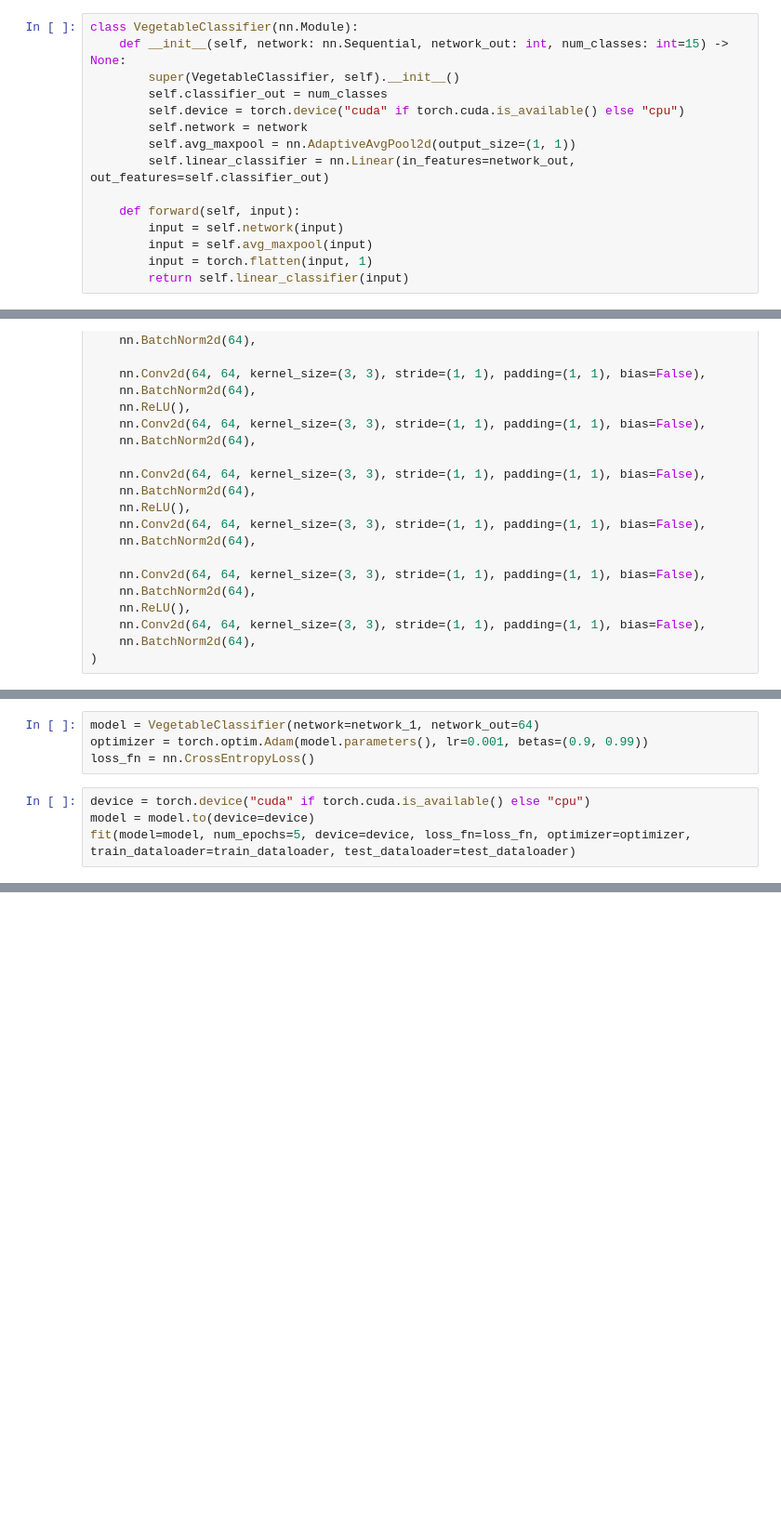
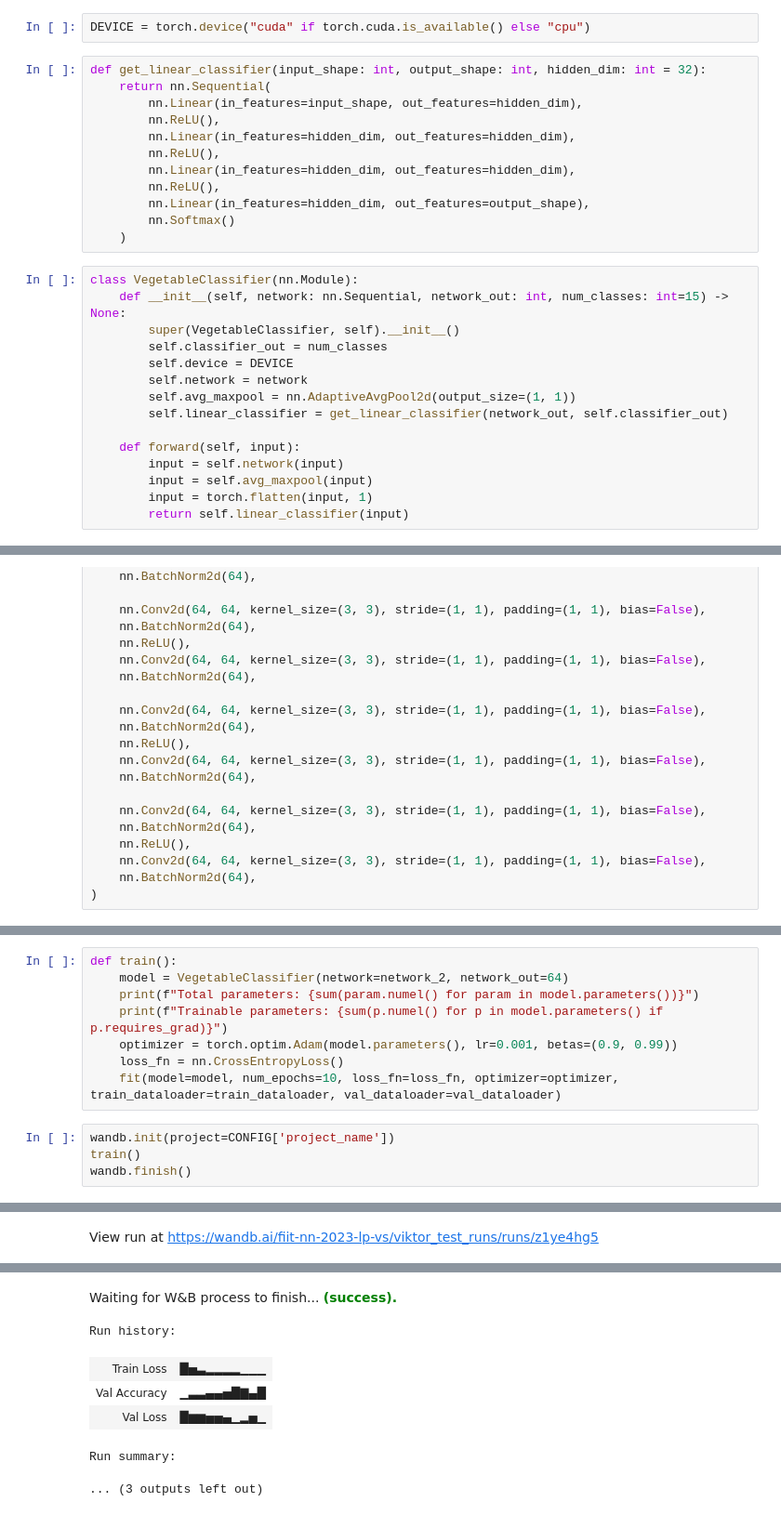
Before and after one commit to NN-2023-Szabo-Puskac/NN_assignement_2, a Jupyter notebook: image_classification_model.ipynb, the cells around one changed output, grey strips where cells are left out. Shown: that part at 93% size. Saved outputs shown, nothing was run; the diff lists cells and outputs as text; blank space fills up the shorter version.

```diff
--- a/image_classification_model.ipynb
+++ b/image_classification_model.ipynb
@@ -64,12 +89,26 @@ fn.to_pil_image(images[0])
+# %%
+DEVICE = torch.device("cuda" if torch.cuda.is_available() else "cpu")
+# %%
+def get_linear_classifier(input_shape: int, output_shape: int, hidden_dim: int = 32):
+    return nn.Sequential(
+        nn.Linear(in_features=input_shape, out_features=hidden_dim),
+        nn.ReLU(),
+        nn.Linear(in_features=hidden_dim, out_features=hidden_dim),
+        nn.ReLU(),
+        nn.Linear(in_features=hidden_dim, out_features=hidden_dim),
+        nn.ReLU(),
+        nn.Linear(in_features=hidden_dim, out_features=output_shape),
+        nn.Softmax()
+    )
 # %%
 class VegetableClassifier(nn.Module):
     def __init__(self, network: nn.Sequential, network_out: int, num_classes: int=15) -> None:
         super(VegetableClassifier, self).__init__()
         self.classifier_out = num_classes
-        self.device = torch.device("cuda" if torch.cuda.is_available() else "cpu")
+        self.device = DEVICE
         self.network = network
         self.avg_maxpool = nn.AdaptiveAvgPool2d(output_size=(1, 1))
-        self.linear_classifier = nn.Linear(in_features=network_out, out_features=self.classifier_out)
+        self.linear_classifier = get_linear_classifier(network_out, self.classifier_out)
 
     def forward(self, input):
         input = self.network(input)
@@ -203,8 +229,13 @@ def fit(model: nn.Module,
 # %%
-model = VegetableClassifier(network=network_1, network_out=64)
-optimizer = torch.optim.Adam(model.parameters(), lr=0.001, betas=(0.9, 0.99))
-loss_fn = nn.CrossEntropyLoss()
+def train():
+    model = VegetableClassifier(network=network_2, network_out=64)
+    print(f"Total parameters: {sum(param.numel() for param in model.parameters())}")
+    print(f"Trainable parameters: {sum(p.numel() for p in model.parameters() if p.requires_grad)}")
+    optimizer = torch.optim.Adam(model.parameters(), lr=0.001, betas=(0.9, 0.99))
+    loss_fn = nn.CrossEntropyLoss()
+    fit(model=model, num_epochs=10, loss_fn=loss_fn, optimizer=optimizer, train_dataloader=train_dataloader, val_dataloader=val_dataloader)
-# %%
-device = torch.device("cuda" if torch.cuda.is_available() else "cpu")
-model = model.to(device=device)
-fit(model=model, num_epochs=5, device=device, loss_fn=loss_fn, optimizer=optimizer, train_dataloader=train_dataloader, test_dataloader=test_dataloader)
+# %%
+wandb.init(project=CONFIG['project_name'])
+train()
+wandb.finish()
+# %% [output]
@@ -210,0 +246 @@ fit(model=model, num_epochs=5, device=device, loss_fn=loss_fn, optimizer=optimiz
+View run at https://wandb.ai/fiit-nn-2023-lp-vs/viktor_test_runs/runs/z1ye4hg5
@@ -210,0 +269,7 @@ fit(model=model, num_epochs=5, device=device, loss_fn=loss_fn, optimizer=optimiz
+Waiting for W&B process to finish... (success).
+Run history:
+| Train Loss | █▅▃▂▂▂▂▁▁▁ |
+| Val Accuracy | ▁▃▃▄▄▅█▇▄█ |
+| Val Loss | █▆▆▅▅▄▁▂▅▁ |
+Run summary:
+... (3 outputs left out)
```
Also changed, not shown: parts of 9 cells of this notebook, 1 other file.
